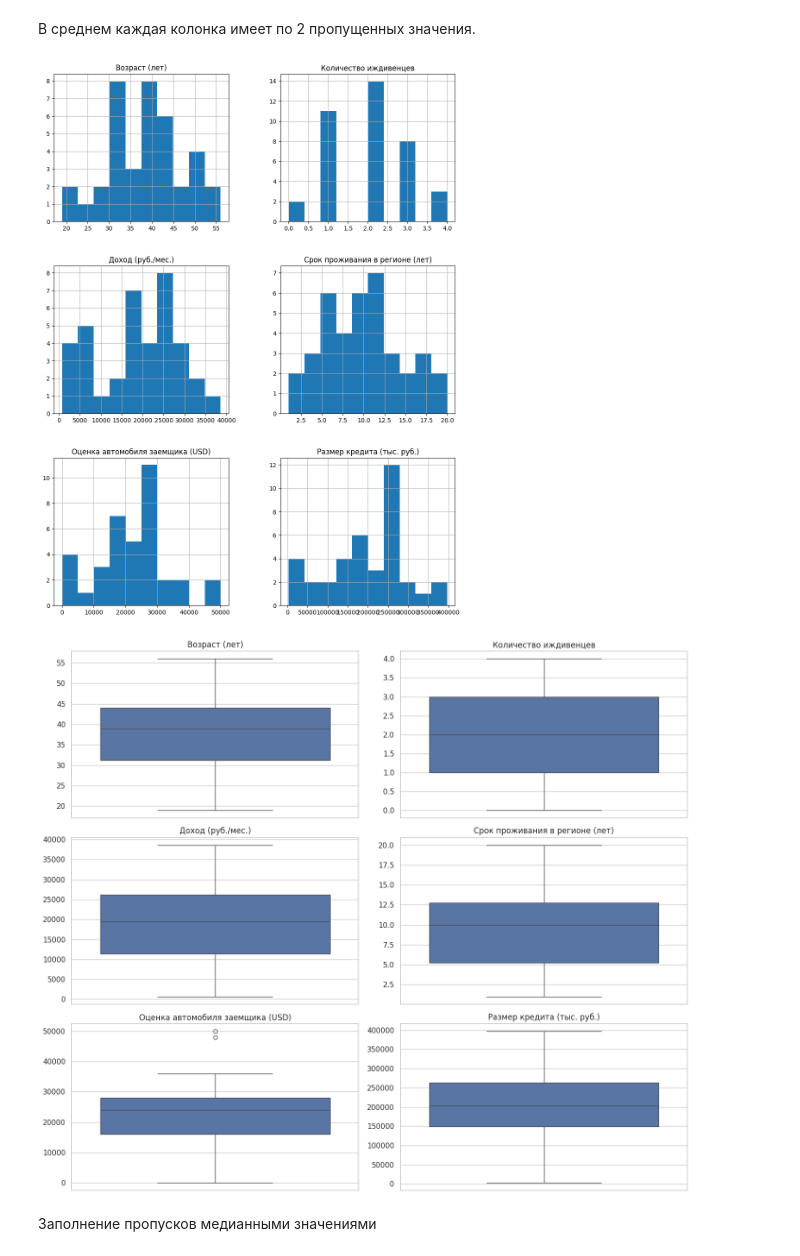
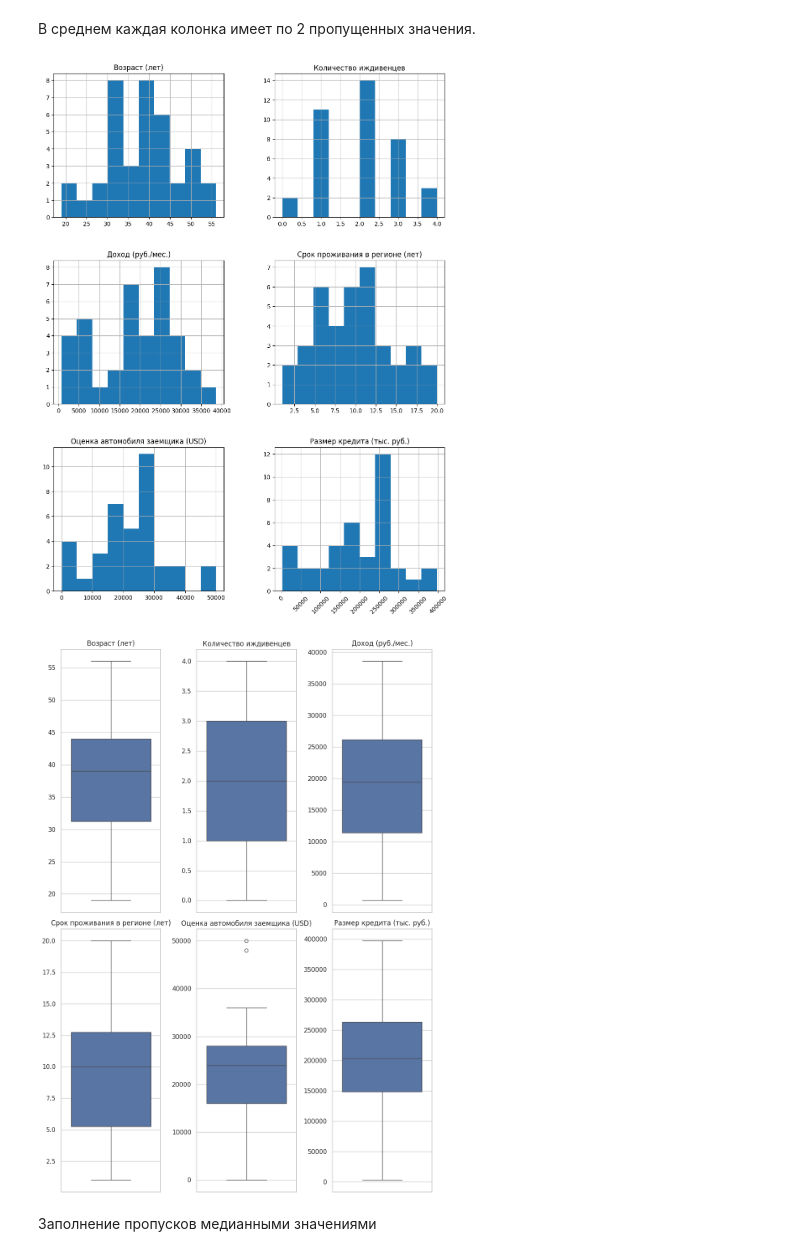
Before and after one commit to Vladislav-Kanev/data_preprocessing_PCA_MDA, a Jupyter notebook: report.ipynb, the cells around one changed output. Drawn from its saved outputs; the diff is of its cells as text; code cells hidden in the pictures.

```diff
--- a/report.ipynb
+++ b/report.ipynb
@@ -59,25 +59,25 @@ data.describe()
 # %%
 fig, ax = plt.subplots(figsize=(12, 16))
 data.hist(ax=ax)
-
+plt.xticks(rotation=45)
 plt.show()
 # %% [output]
-[figure, old version]
+[figure, new version]
 # %%
 sns.set(style="whitegrid")
-fig, axes = plt.subplots(3, 2, figsize=(14, 12))
+fig, axes = plt.subplots(2, 3, figsize=(10, 14))
 
 for i, column in enumerate(data.columns):
-    row = i // 2
-    col = i % 2
+    col = i % 3
+    row = i // 3
     sns.boxplot(y=data[column], ax=axes[row, col])
     axes[row, col].set_title(column)
     axes[row, col].set_ylabel("")
 
 plt.tight_layout()
 plt.show()
 # %% [output]
-[figure, old version]
+[figure, new version]
 # %% [markdown]
 Заполнение пропусков медианными значениями
 # %%
```
Also changed, not shown: parts of 3 cells of this notebook.
